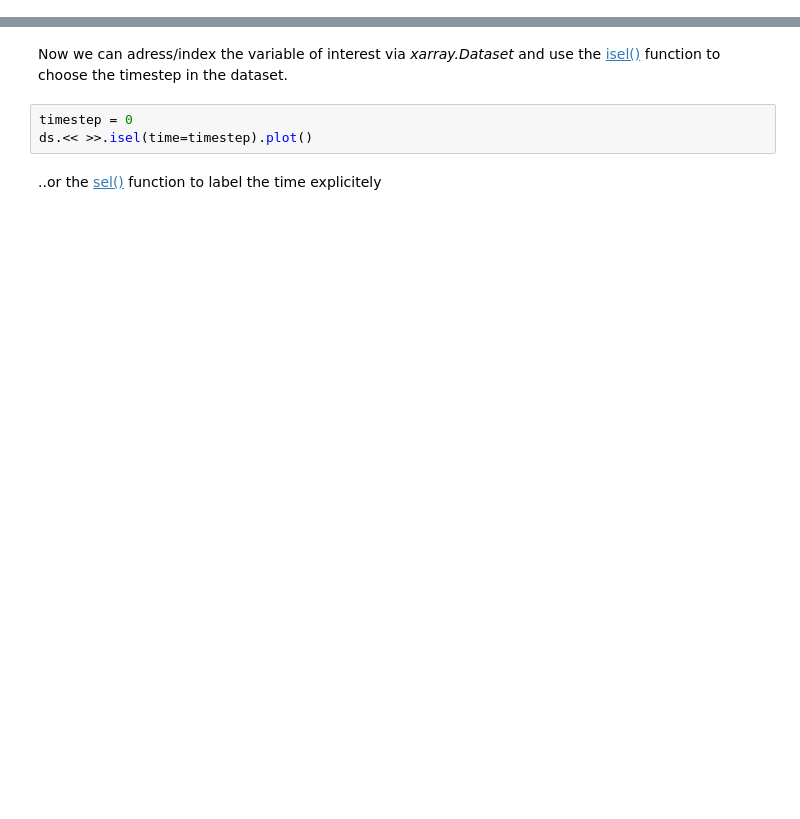
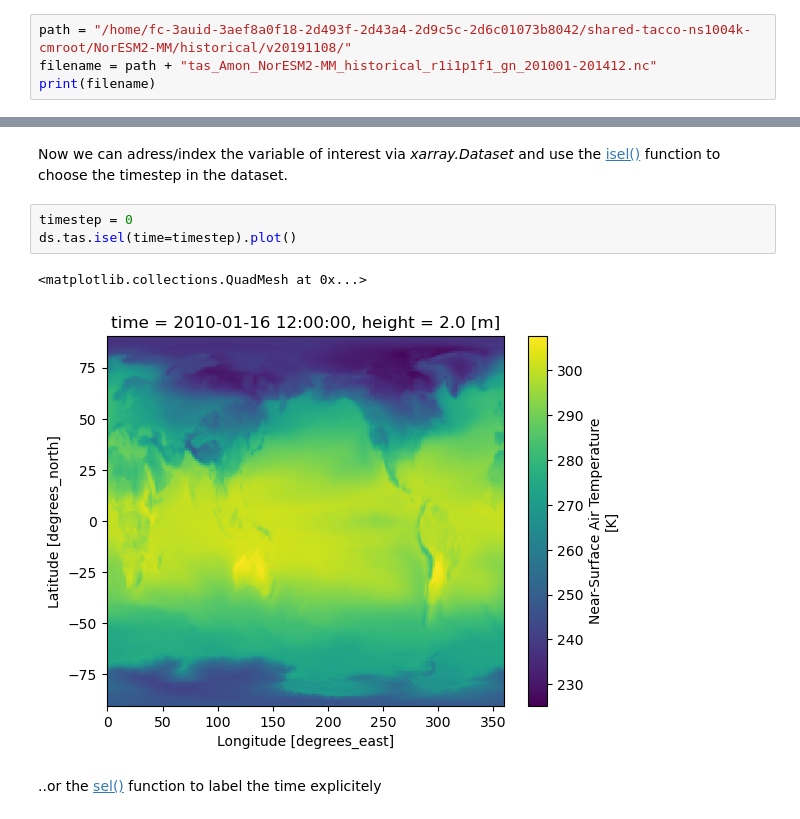
Before and after one commit to MetOs-UiO/GEO4990-notebooks, a Jupyter notebook: 05_IntroHandlingCMIP6Data.ipynb, the cells around one changed output, grey strips where cells are left out. Drawn from its saved outputs; the diff is of its cells as text; blank space fills up the shorter version.

Commit message:
add this ep5 with NorESM plotting example

```diff
--- a/05_IntroHandlingCMIP6Data.ipynb
+++ b/05_IntroHandlingCMIP6Data.ipynb
@@ -64,0 +61,4 @@ print(filename)
+# %%
+path = "/home/fc-3auid-3aef8a0f18-2d493f-2d43a4-2d9c5c-2d6c01073b8042/shared-tacco-ns1004k-cmroot/NorESM2-MM/historical/v20191108/"
+filename = path + "tas_Amon_NorESM2-MM_historical_r1i1p1f1_gn_201001-201412.nc"
+print(filename)
@@ -72,7 +92,10 @@ ds
 Now we can adress/index the variable of interest via *xarray.Dataset* and use the [isel()](https://docs.xarray.dev/en/stable/generated/xarray.Dataset.isel.html) function to choose the timestep in the dataset.
 # %%
 timestep = 0
-ds.<< >>.isel(time=timestep).plot()
+ds.tas.isel(time=timestep).plot()
+# %% [output]
+<matplotlib.collections.QuadMesh at 0x...>
+[figure, added]
 # %% [markdown]
 ..or the [sel()](https://docs.xarray.dev/en/stable/generated/xarray.Dataset.sel.html) function to label the time explicitely
 # %%
```
Also changed, not shown: parts of 14 cells of this notebook.
